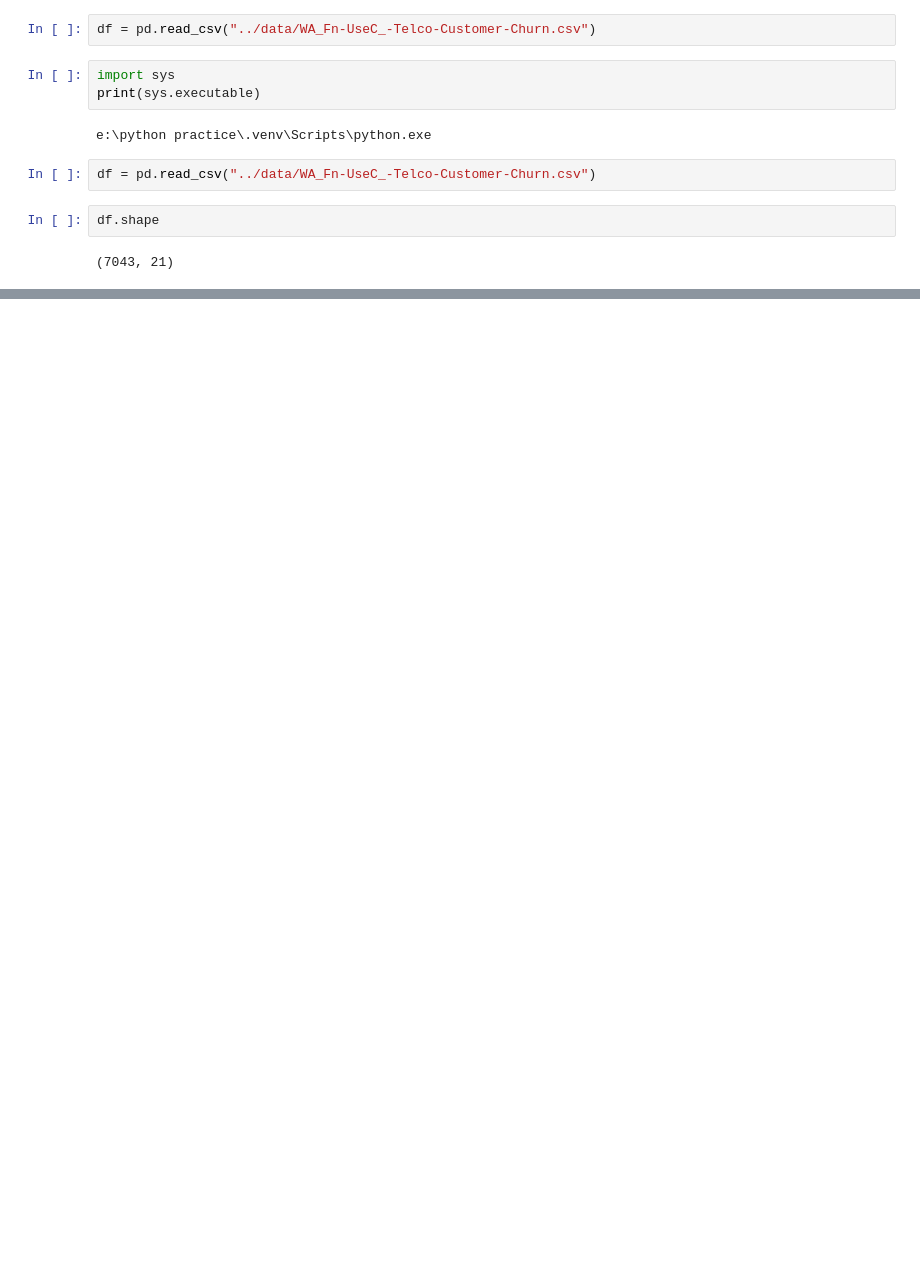
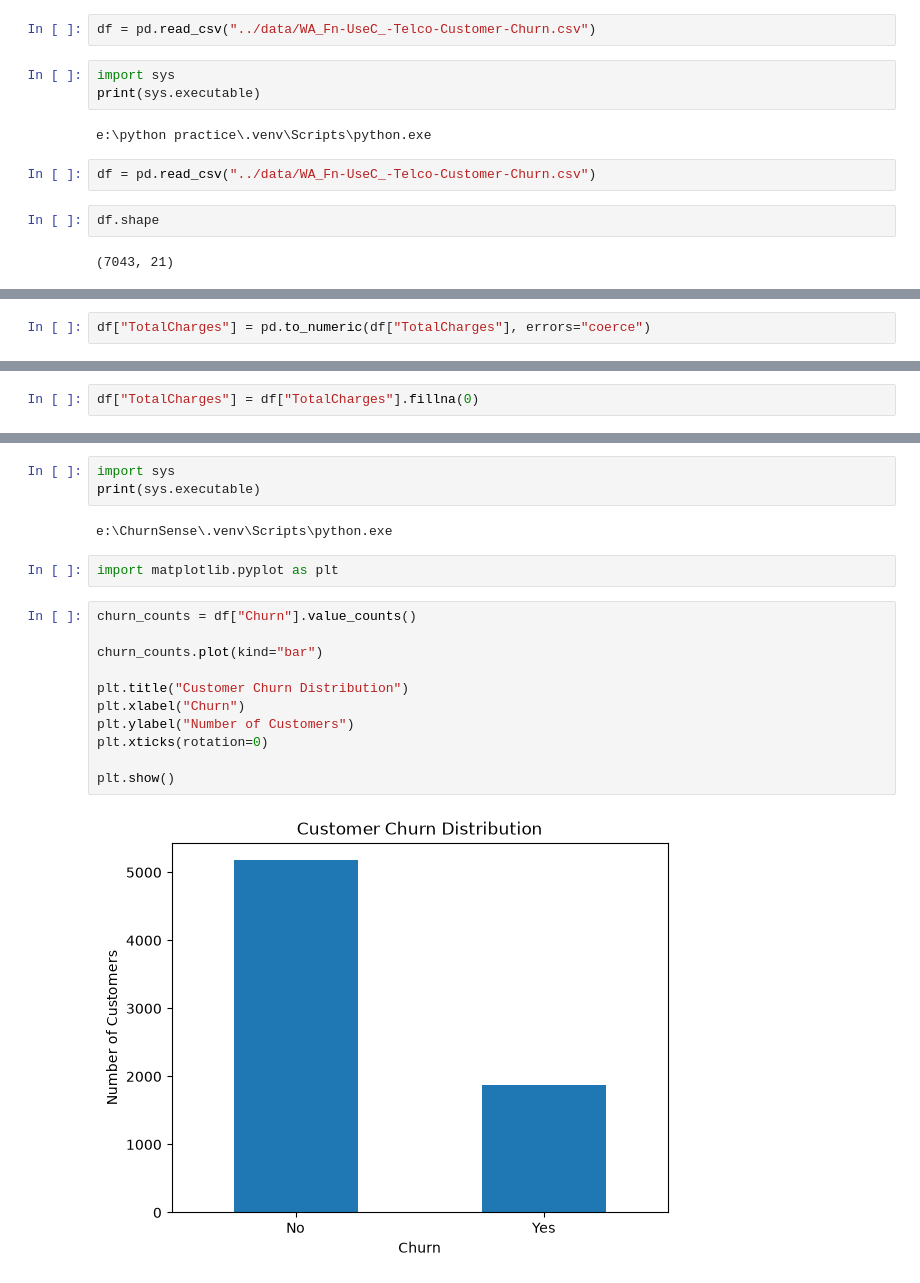
Before and after one commit to DJ321-art/ChurnSense, a Jupyter notebook: notebooks/01_eda.ipynb, the cells around one changed output, grey strips where cells are left out. Cells and saved outputs as stored; diff of their text form; blank space fills up the shorter version.

```diff
--- a/notebooks/01_eda.ipynb
+++ b/notebooks/01_eda.ipynb
@@ -19,0 +59,2 @@ df.shape
+# %%
+df["TotalCharges"] = pd.to_numeric(df["TotalCharges"], errors="coerce")
@@ -19,0 +84,2 @@ df.shape
+# %%
+df["TotalCharges"] = df["TotalCharges"].fillna(0)
@@ -19,0 +108,20 @@ df.shape
+# %%
+import sys
+print(sys.executable)
+# %% [output]
+e:\ChurnSense\.venv\Scripts\python.exe
+# %%
+import matplotlib.pyplot as plt
+# %%
+churn_counts = df["Churn"].value_counts()
+
+churn_counts.plot(kind="bar")
+
+plt.title("Customer Churn Distribution")
+plt.xlabel("Churn")
+plt.ylabel("Number of Customers")
+plt.xticks(rotation=0)
+
+plt.show()
+# %% [output]
+[figure, added]
```
Also changed, not shown: parts of 32 cells of this notebook, 9 other files.
